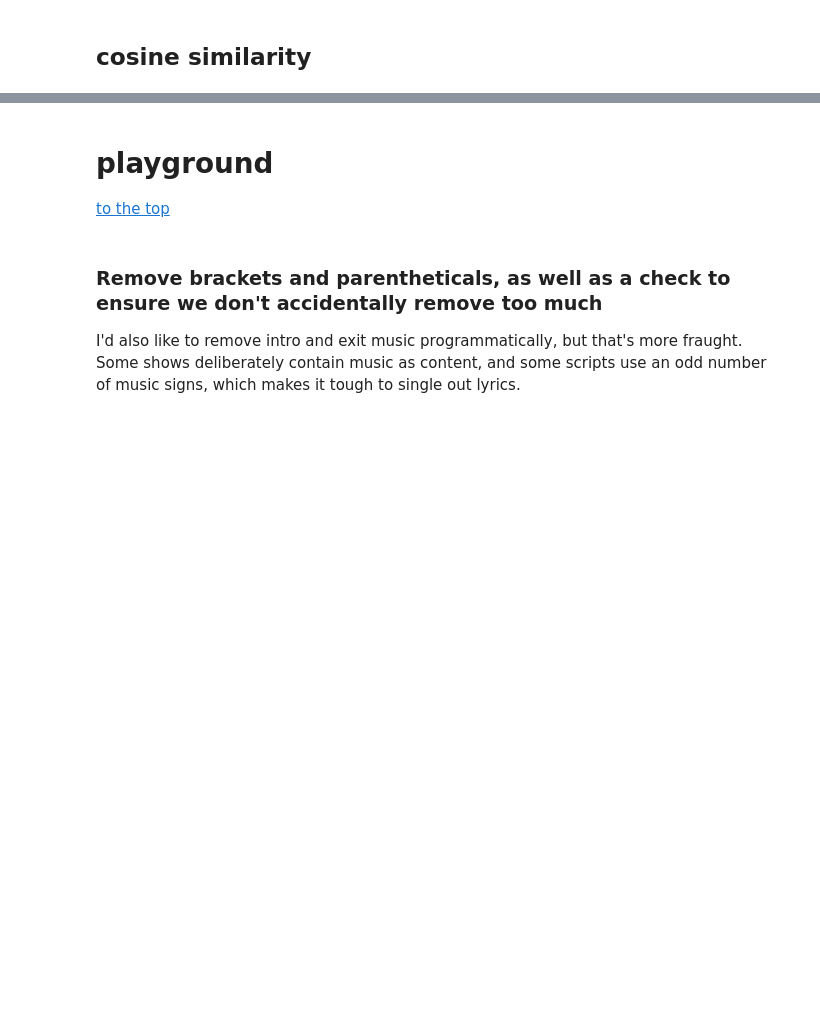
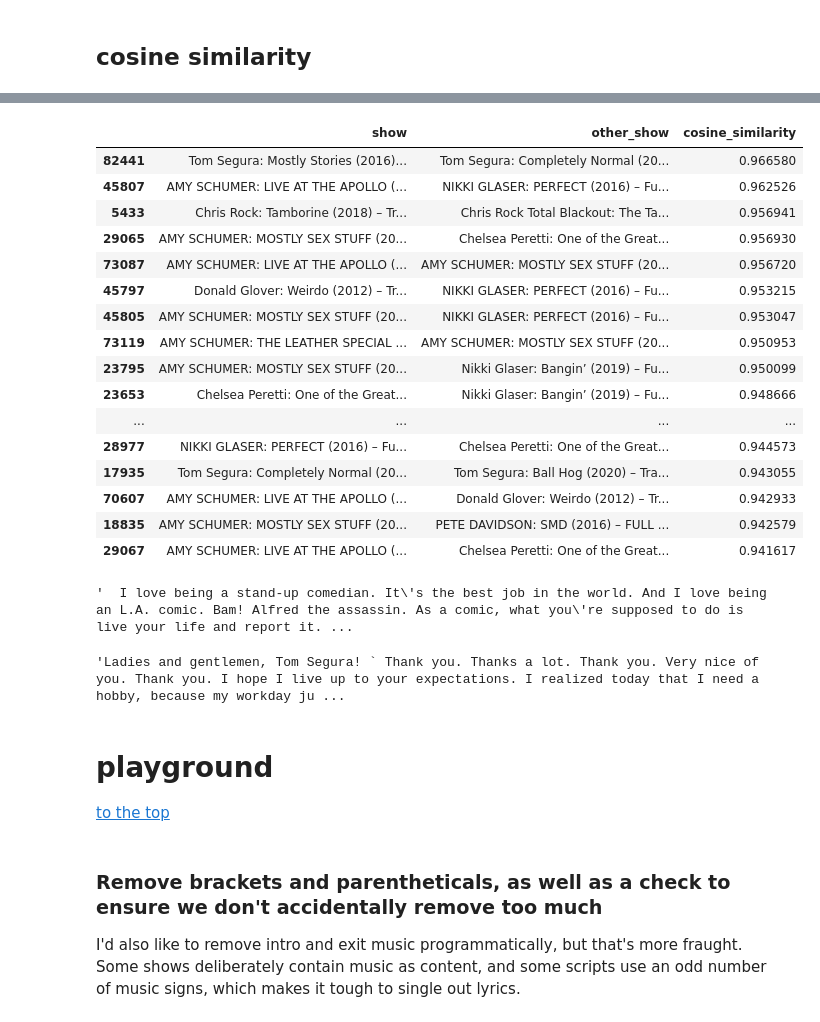
Before and after one commit to jrioross/standup-comedy-NLP, a Jupyter notebook: notebooks/04_feature_engineering.ipynb, the cells around one changed output, grey strips where cells are left out. Cells and saved outputs as stored; diff of their text form; code cells hidden in the pictures; blank space fills up the shorter version.

```diff
--- a/notebooks/04_feature_engineering.ipynb
+++ b/notebooks/04_feature_engineering.ipynb
@@ -401,3 +447,35 @@ books_df = pd.DataFrame.from_dict(books_counters, orient = 'index').fillna(0)
+# %%
+(cosims_df
+         [cosims_df['show'] != cosims_df['other_show']]
+        .drop_duplicates(subset=['cosine_similarity'])
+        .sort_values('cosine_similarity', ascending = False)[:20]
+)
+# %% [output]
+|  | show | other_show | cosine_similarity |
+| 82441 | Tom Segura: Mostly Stories (2016)... | Tom Segura: Completely Normal (20... | 0.966580 |
+| 45807 | AMY SCHUMER: LIVE AT THE APOLLO (... | NIKKI GLASER: PERFECT (2016) – Fu... | 0.962526 |
+| 5433 | Chris Rock: Tamborine (2018) – Tr... | Chris Rock Total Blackout: The Ta... | 0.956941 |
+| 29065 | AMY SCHUMER: MOSTLY SEX STUFF (20... | Chelsea Peretti: One of the Great... | 0.956930 |
+| 73087 | AMY SCHUMER: LIVE AT THE APOLLO (... | AMY SCHUMER: MOSTLY SEX STUFF (20... | 0.956720 |
+| 45797 | Donald Glover: Weirdo (2012) – Tr... | NIKKI GLASER: PERFECT (2016) – Fu... | 0.953215 |
+| 45805 | AMY SCHUMER: MOSTLY SEX STUFF (20... | NIKKI GLASER: PERFECT (2016) – Fu... | 0.953047 |
+| 73119 | AMY SCHUMER: THE LEATHER SPECIAL ... | AMY SCHUMER: MOSTLY SEX STUFF (20... | 0.950953 |
+| 23795 | AMY SCHUMER: MOSTLY SEX STUFF (20... | Nikki Glaser: Bangin’ (2019) – Fu... | 0.950099 |
+| 23653 | Chelsea Peretti: One of the Great... | Nikki Glaser: Bangin’ (2019) – Fu... | 0.948666 |
+| ... | ... | ... | ... |
+| 28977 | NIKKI GLASER: PERFECT (2016) – Fu... | Chelsea Peretti: One of the Great... | 0.944573 |
+| 17935 | Tom Segura: Completely Normal (20... | Tom Segura: Ball Hog (2020) – Tra... | 0.943055 |
+| 70607 | AMY SCHUMER: LIVE AT THE APOLLO (... | Donald Glover: Weirdo (2012) – Tr... | 0.942933 |
+| 18835 | AMY SCHUMER: MOSTLY SEX STUFF (20... | PETE DAVIDSON: SMD (2016) – FULL ... | 0.942579 |
+| 29067 | AMY SCHUMER: LIVE AT THE APOLLO (... | Chelsea Peretti: One of the Great... | 0.941617 |
+# %%
+metascripts.loc[metascripts['description'] == "Tom Segura: Mostly Stories (2016) – Transcript", 'transcript'].values[0]
+# %% [output]
+'  I love being a stand-up comedian. It\'s the best job in the world. And I love being an L.A. comic. Bam! Alfred the assassin. As a comic, what you\'re supposed to do is live your life and report it. ...
+# %%
+metascripts.loc[metascripts['description'] == "Tom Segura: Completely Normal (2014) – Transcript", 'transcript'].values[0]
+# %% [output]
+'Ladies and gentlemen, Tom Segura! ` Thank you. Thanks a lot. Thank you. Very nice of you. Thank you. I hope I live up to your expectations. I realized today that I need a hobby, because my workday ju ...
 # %% [markdown]
 # playground
 [to the top](#Feature-Engineering-for-Standup-Scripts)
```
Also changed, not shown: parts of 42 cells of this notebook.
